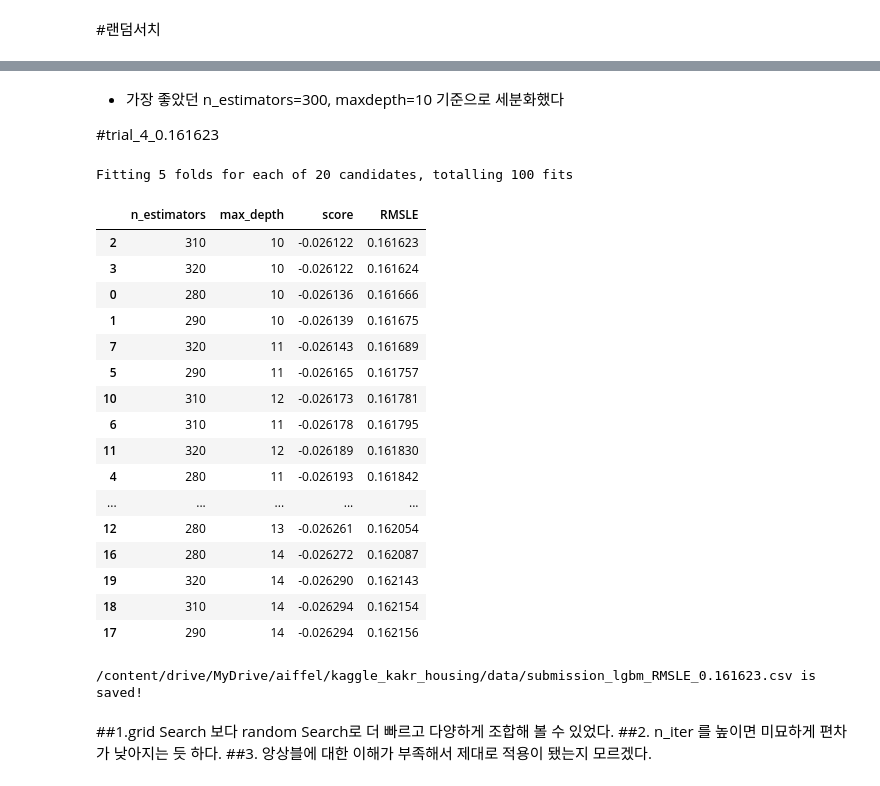
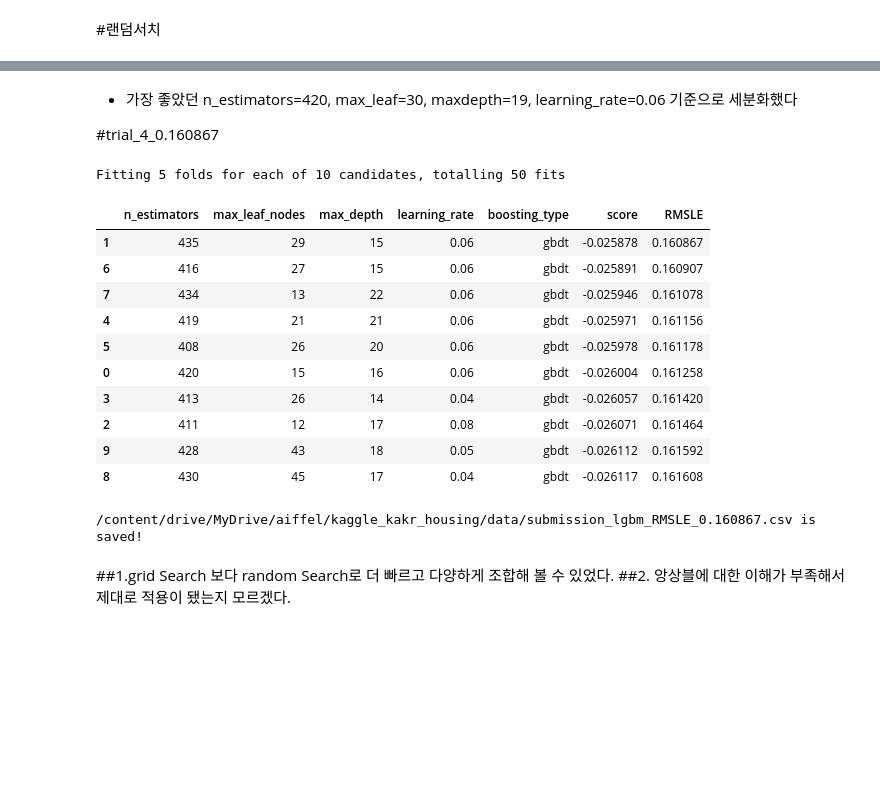
Before and after one commit to Jungin1020/Aiffel, a Jupyter notebook: 2022_01_18_exp_5_kaggle_myself_.ipynb, the cells around one changed output, grey strips where cells are left out. Saved outputs shown, nothing was run; the diff lists cells and outputs as text; code cells hidden in the pictures; blank space fills up the shorter version.

```diff
--- a/2022_01_18_exp_5_kaggle_myself_.ipynb
+++ b/2022_01_18_exp_5_kaggle_myself_.ipynb
@@ -123,3 +116,12 @@ param_grid = {
+# %%
+#########################################################################################################
+param_grid = {
+    'n_estimators': range(300,401,10),
+    'max_depth':range(8,15,2),
+    'learning_rate':[0.03,0.04,0.05,0.06,0.07,0.08],
+    'boosting_type':['gbdt'],
+    'max_leaf_nodes':range(5,101,5)
+}
 # %% [markdown]
 #그리드서치
 # %%
@@ -147,7 +149,7 @@ param_grid = {
 # %%
 def my_RandomSearch(model, train, y, param_grid, verbose=2, n_jobs=5):
   #model = GridSearchCV(model, param_grid=param_grid, scoring='neg_mean_squared_error',cv=5, verbose=verbose, n_jobs=n_jobs)
-  mdoel = RandomizedSearchCV(model, param_distributions=param_grid, n_iter=500, scoring='neg_mean_squared_error',cv=5, verbose=verbose, n_jobs=n_jobs)
+  mdoel = RandomizedSearchCV(model, param_distributions=param_grid, scoring='neg_mean_squared_error',cv=5, verbose=verbose, n_jobs=n_jobs)
   grid_model.fit(train,y)
 
   params = grid_model.cv_results_['params']
@@ -254,30 +247,33 @@ param_grid = {
+# %%
+#########################################################################################################
+param_grid = {
+    'n_estimators': range(400,441),
+    'max_depth':range(14,27),
+    'learning_rate':[0.04,0.05,0.06,0.07,0.08],
+    'boosting_type':['gbdt'],
+    'max_leaf_nodes':range(10,51)
+}
 # %% [markdown]
-- 가장 좋았던 n_estimators=300, maxdepth=10 기준으로 세분화했다
+- 가장 좋았던 n_estimators=420, max_leaf=30, maxdepth=19, learning_rate=0.06 기준으로 세분화했다
 
-#trial_4_0.161623
+#trial_4_0.160867
 # %%
 #########################################################################################################
 model = LGBMRegressor(random_state=rs)
-grid_model = RandomizedSearchCV(model,param_grid, n_iter=3000, scoring='neg_mean_squared_error',cv=5, verbose=1, n_jobs=5)
+grid_model = RandomizedSearchCV(model,param_grid, scoring='neg_mean_squared_error',cv=5, verbose=1, n_jobs=5)
 my_RandomSearch(model, train, y, param_grid, verbose=2, n_jobs=5)
 # %% [output]
-Fitting 5 folds for each of 20 candidates, totalling 100 fits
+Fitting 5 folds for each of 10 candidates, totalling 50 fits
-|  | n_estimators | max_depth | score | RMSLE |
-| 2 | 310 | 10 | -0.026122 | 0.161623 |
-| 3 | 320 | 10 | -0.026122 | 0.161624 |
-| 0 | 280 | 10 | -0.026136 | 0.161666 |
-| 1 | 290 | 10 | -0.026139 | 0.161675 |
-| 7 | 320 | 11 | -0.026143 | 0.161689 |
-| 5 | 290 | 11 | -0.026165 | 0.161757 |
-| 10 | 310 | 12 | -0.026173 | 0.161781 |
-| 6 | 310 | 11 | -0.026178 | 0.161795 |
-| 11 | 320 | 12 | -0.026189 | 0.161830 |
-| 4 | 280 | 11 | -0.026193 | 0.161842 |
-| ... | ... | ... | ... | ... |
-| 12 | 280 | 13 | -0.026261 | 0.162054 |
-| 16 | 280 | 14 | -0.026272 | 0.162087 |
-| 19 | 320 | 14 | -0.026290 | 0.162143 |
-| 18 | 310 | 14 | -0.026294 | 0.162154 |
-| 17 | 290 | 14 | -0.026294 | 0.162156 |
+|  | n_estimators | max_leaf_nodes | max_depth | learning_rate | boosting_type | score | RMSLE |
+| 1 | 435 | 29 | 15 | 0.06 | gbdt | -0.025878 | 0.160867 |
+| 6 | 416 | 27 | 15 | 0.06 | gbdt | -0.025891 | 0.160907 |
+| 7 | 434 | 13 | 22 | 0.06 | gbdt | -0.025946 | 0.161078 |
+| 4 | 419 | 21 | 21 | 0.06 | gbdt | -0.025971 | 0.161156 |
+| 5 | 408 | 26 | 20 | 0.06 | gbdt | -0.025978 | 0.161178 |
+| 0 | 420 | 15 | 16 | 0.06 | gbdt | -0.026004 | 0.161258 |
+| 3 | 413 | 26 | 14 | 0.04 | gbdt | -0.026057 | 0.161420 |
+| 2 | 411 | 12 | 17 | 0.08 | gbdt | -0.026071 | 0.161464 |
+| 9 | 428 | 43 | 18 | 0.05 | gbdt | -0.026112 | 0.161592 |
+| 8 | 430 | 45 | 17 | 0.04 | gbdt | -0.026117 | 0.161608 |
 # %%
 #########################################################################################################
@@ -297,10 +293,9 @@ def save_submission(model, train, y, test, model_name,rmsle):
   submission.to_csv(submission_csv_path, index=False)
   print('{} is saved!'.format(submission_csv_path))
 # %%
-save_submission(model,train, y, test, 'lgbm', rmsle='0.161623')
+save_submission(model,train, y, test, 'lgbm', rmsle='0.160867')
 # %% [output]
-/content/drive/MyDrive/aiffel/kaggle_kakr_housing/data/submission_lgbm_RMSLE_0.161623.csv is saved!
+/content/drive/MyDrive/aiffel/kaggle_kakr_housing/data/submission_lgbm_RMSLE_0.160867.csv is saved!
 # %% [markdown]
 ##1.grid Search 보다 random Search로 더 빠르고 다양하게 조합해 볼 수 있었다.
-##2. n_iter 를 높이면 미묘하게 편차가 낮아지는 듯 하다.
-##3. 앙상블에 대한 이해가 부족해서 제대로 적용이 됐는지 모르겠다.
+##2. 앙상블에 대한 이해가 부족해서 제대로 적용이 됐는지 모르겠다.
```
Also changed, not shown: parts of 15 cells of this notebook.
